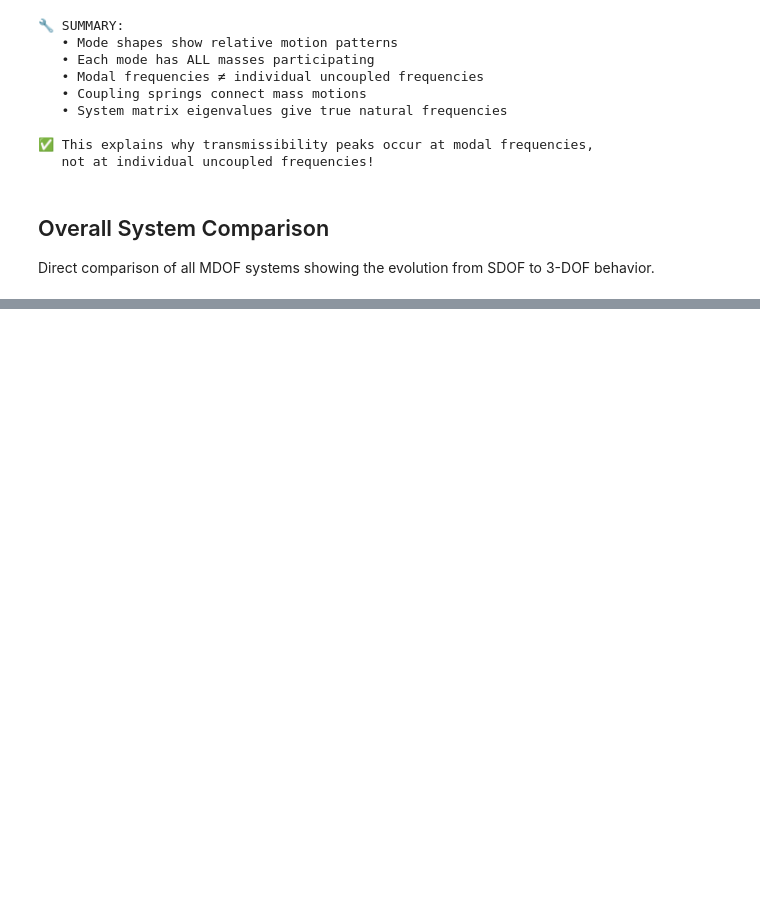
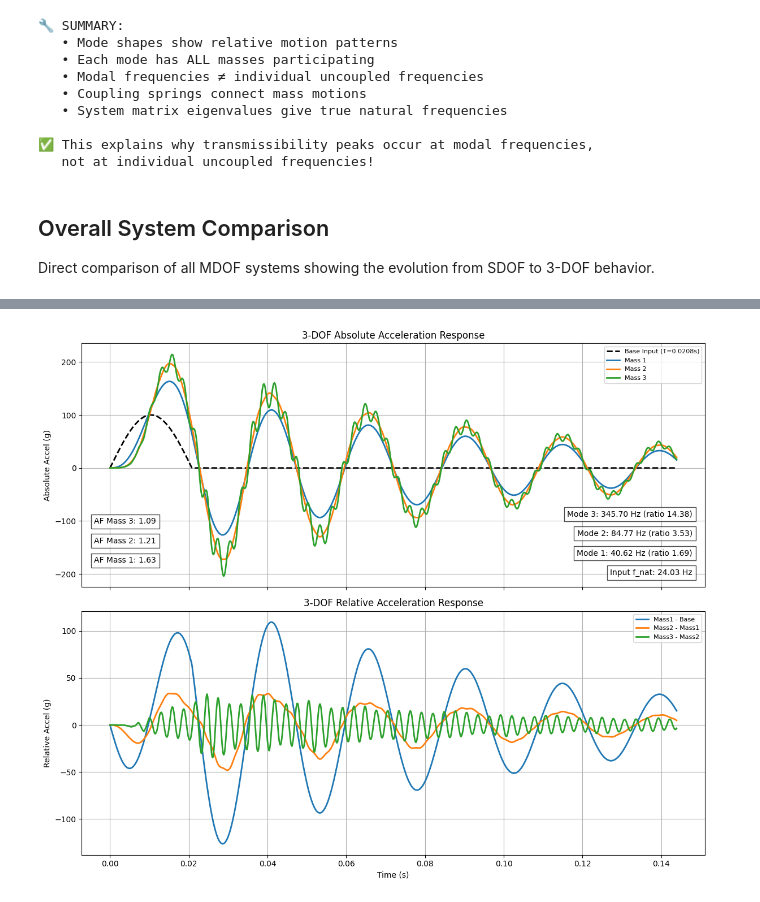
Before and after one commit to natecostello/python-test-repo, a Jupyter notebook: mdof_evaluation_refactored.ipynb, the cells around one changed output, grey strips where cells are left out. Cells and saved outputs as stored; diff of their text form; code cells hidden in the pictures; blank space fills up the shorter version.

```diff
--- a/mdof_evaluation_refactored.ipynb
+++ b/mdof_evaluation_refactored.ipynb
@@ -1123,0 +1537,92 @@ print("="*80)
+# %%
+import numpy as np
+import matplotlib.pyplot as plt
+
+# 3-DOF Half-Sine Base Excitation Response
+
+# Determine modal frequencies
+f_mode1 = threedof.fn[0]          # lowest mode
+f_mode_max = np.max(threedof.fn)  # highest mode
+
+# Half-sine pulse parameters
+peak = 100.0                     # peak acceleration (g)
+
+# Input natural frequency (Hz) - modify as desired
+f_input = f_mode1/1.69                   # input natural frequency (Hz)
+T_pulse = 1.0 / (2 * f_input)    # half-sine period from input frequency
+
+# Total duration: input pulse + ringdown cycles based on lowest mode
+cycles = 5                       # number of lowest-mode cycles to display
+mode_period = 1.0 / f_mode1      # period of lowest mode
+t_total = T_pulse + cycles * mode_period
+
+# Sampling rate: highest mode * factor for smoothness
+sample_factor = 20               # samples per cycle of highest mode
+fs = f_mode_max * sample_factor
+
+# Time vector
+t = np.linspace(0, t_total, int(t_total * fs))
+
+# Base acceleration: half-sine during pulse, zero after
+a_base = np.zeros_like(t)
+mask = t <= T_pulse
+a_base[mask] = peak * np.sin(np.pi * t[mask] / T_pulse)
+
+# Compute 3-DOF time response
+t_out, a_3d = time_response(threedof, t, a_base)
+
+# Calculate amplification factors: peak absolute accel ratios
+af1 = np.max(np.abs(a_3d[0])) / np.max(np.abs(a_base))
+af2 = np.max(np.abs(a_3d[1])) / np.max(np.abs(a_3d[0]))
+af3 = np.max(np.abs(a_3d[2])) / np.max(np.abs(a_3d[1]))
+
+# Plot absolute and relative accelerations
+fig, axs = plt.subplots(2, 1, figsize=(12, 10), sharex=True)
+
+# Absolute response
+axs[0].plot(t, a_base, 'k--', label=f'Base Input (T={T_pulse:.4f}s)')
+for idx in range(a_3d.shape[0]):
+    axs[0].plot(t_out, a_3d[idx], label=f'Mass {idx+1}')
+axs[0].set_ylabel('Absolute Accel (g)')
+axs[0].set_title('3-DOF Absolute Acceleration Response')
+axs[0].legend(loc='upper right', fontsize=8)
+axs[0].grid(True)
+
+# Annotate amplification factors in lower-left
+text_y_start = 0.1
+spacing = 0.08
+for idx, af in enumerate([af1, af2, af3]):
+    axs[0].text(0.02, text_y_start + idx * spacing,
+                f'AF Mass {idx+1}: {af:.2f}',
+                transform=axs[0].transAxes,
+                fontsize=10, bbox=dict(facecolor='white', alpha=0.7))
+
+# Annotate input and mode natural frequencies in lower-right
+text_x = 0.98
+text_y_start_r = 0.05
+freq_lines = [f'Input f_nat: {f_input:.2f} Hz'] + [
+    f'Mode {j+1}: {fn:.2f} Hz (ratio {fn/f_input:.2f})' for j, fn in enumerate(threedof.fn)
+]
+for j, line in enumerate(freq_lines):
+    axs[0].text(text_x, text_y_start_r + j * spacing,
+                line, transform=axs[0].transAxes,
+                ha='right', fontsize=10,
+                bbox=dict(facecolor='white', alpha=0.7))
+
+# Relative accelerations: mass1-base, mass2-mass1, mass3-mass2
+a_rel1 = a_3d[0] - a_base
+a_rel2 = a_3d[1] - a_3d[0]
+a_rel3 = a_3d[2] - a_3d[1]
+axs[1].plot(t_out, a_rel1, label='Mass1 - Base')
+axs[1].plot(t_out, a_rel2, label='Mass2 - Mass1')
+axs[1].plot(t_out, a_rel3, label='Mass3 - Mass2')
+axs[1].set_ylabel('Relative Accel (g)')
+axs[1].set_title('3-DOF Relative Acceleration Response')
+axs[1].set_xlabel('Time (s)')
+axs[1].legend(loc='upper right', fontsize=8)
+axs[1].grid(True)
+
+plt.tight_layout()
+plt.show()
+# %% [output]
+[figure, added]
```
Also changed, not shown: parts of 18 cells of this notebook.
